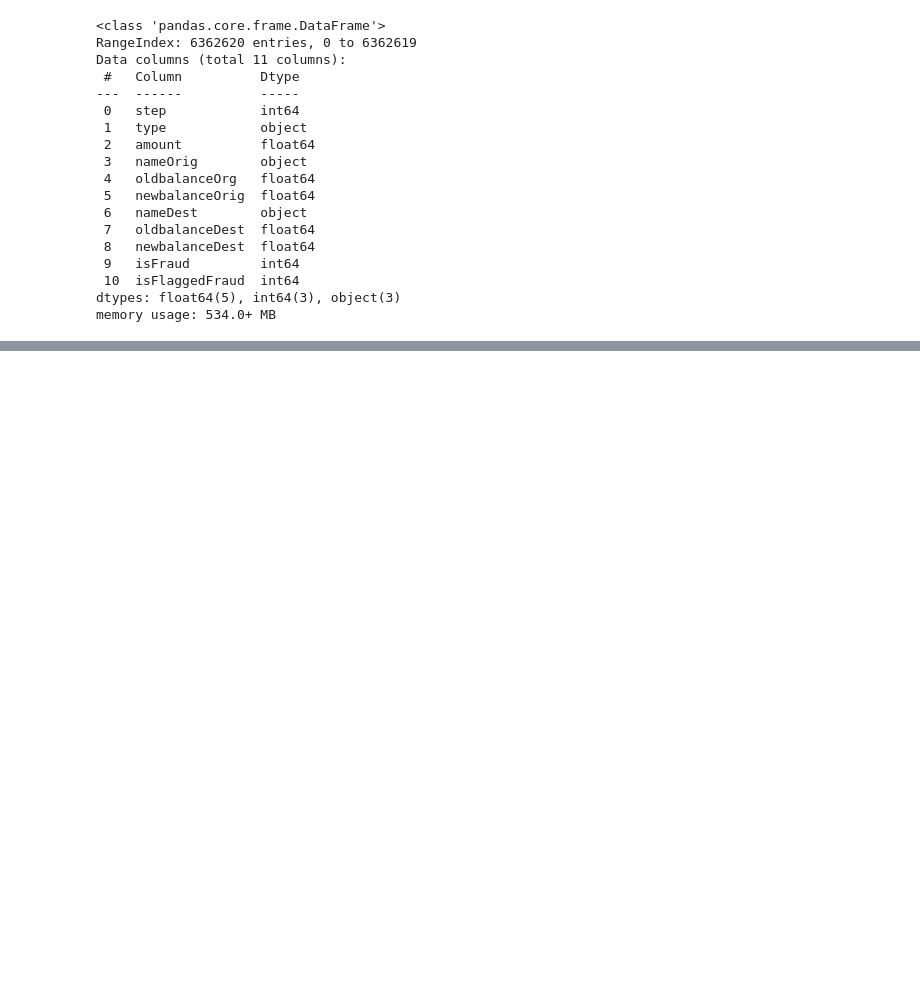
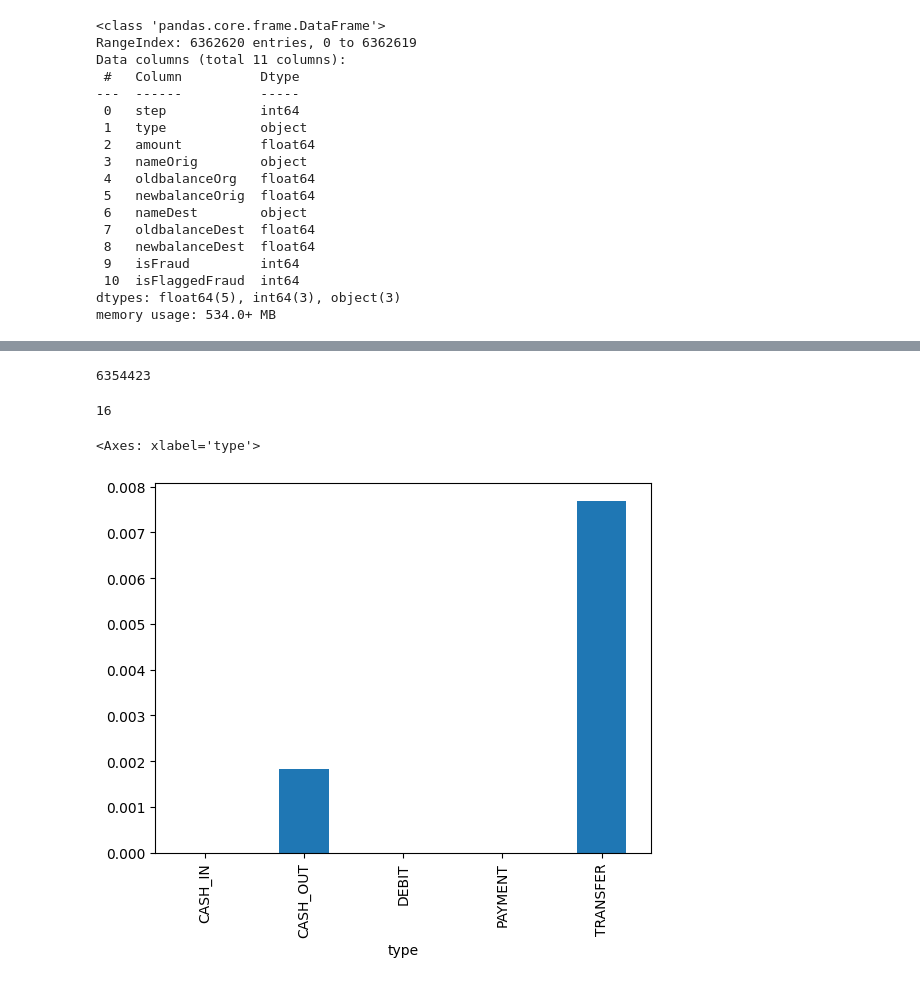
Before and after one commit to antypko/followThePlane, a Jupyter notebook: low_code_chapter_5.ipynb, the cells around one changed output, grey strips where cells are left out. Saved outputs shown, nothing was run; the diff lists cells and outputs as text; code cells hidden in the pictures; blank space fills up the shorter version.

```diff
--- a/low_code_chapter_5.ipynb
+++ b/low_code_chapter_5.ipynb
@@ -44,0 +66,14 @@ memory usage: 534.0+ MB
+# %%
+transaction_df['isCorrect'] = (transaction_df['isFraud']==transaction_df['isFlaggedFraud'])
+transaction_df['isCorrect'].sum()
+# %% [output]
+6354423
+# %%
+(transaction_df['isFraud']*transaction_df['isCorrect']).sum()
+# %% [output]
+16
+# %%
+transaction_df.groupby('type')['isFraud'].mean().plot.bar()
+# %% [output]
+<Axes: xlabel='type'>
+[figure, added]
```
Also changed, not shown: parts of 9 cells of this notebook.
